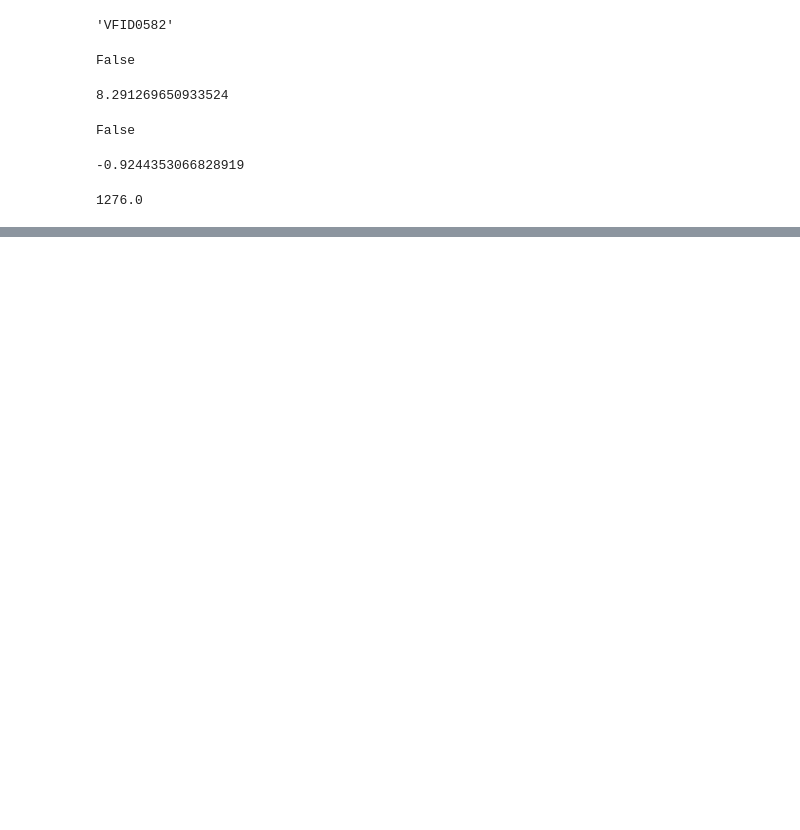
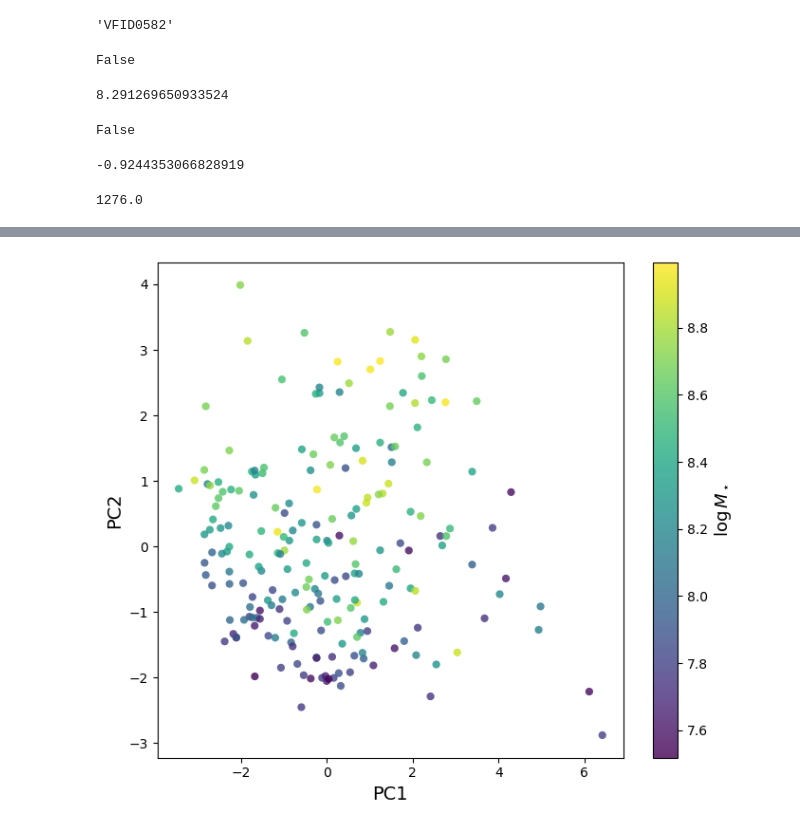
Before and after one commit to rfinn/hapypost, a Jupyter notebook: notebooks/06_dwarf_galaxies.ipynb, the cells around one changed output, grey strips where cells are left out. Cells and saved outputs as stored; diff of their text form; code cells hidden in the pictures; blank space fills up the shorter version.

Commit message:
working on dwarf galaxies!

```diff
--- a/notebooks/06_dwarf_galaxies.ipynb
+++ b/notebooks/06_dwarf_galaxies.ipynb
@@ -150,0 +369,96 @@ v.main['vr'][2175]
+# %%
+import numpy as np
+import pandas as pd
+import matplotlib.pyplot as plt
+
+from sklearn.preprocessing import StandardScaler
+from sklearn.decomposition import PCA
+
+# Select feature columns for PCA/UMAP
+feature_cols = [
+    "logMstar",
+    #"logSFR",
+    "dSFR",
+    "log_outer_size_ratio",
+    #"log_moment2_sigma_ratio",
+    "log_flux_ratio",
+    "R_C30",
+    "Halpha_fillfrac",
+    "g_minus_r",
+    "delta_asym",
+    "r_asym",
+    #"h_asym", # dropping h_asym b/c it's strongly correlated with delta_asym
+]
+
+# ------------------------------------------------------------
+# Build feature table
+# ------------------------------------------------------------
+
+
+print(f"Number of galaxies used for PCA/UMAP = {len(df_use)}")
+print(df_use[feature_cols].describe())
+
+# ------------------------------------------------------------
+# Standardize features
+# ------------------------------------------------------------
+
+scaler = StandardScaler()
+X_scaled = scaler.fit_transform(df_use[feature_cols])
+
+# ------------------------------------------------------------
+# PCA
+# ------------------------------------------------------------
+
+pca = PCA(n_components=min(len(feature_cols), 6))
+X_pca = pca.fit_transform(X_scaled)
+
+df_use["PC1"] = X_pca[:, 0]
+df_use["PC2"] = X_pca[:, 1]
+
+print("\nExplained variance ratio:")
+for i, var in enumerate(pca.explained_variance_ratio_):
+    print(f"PC{i+1}: {var:.3f}")
+
+# PCA loadings
+loadings = pd.DataFrame(
+    pca.components_.T,
+    index=feature_cols,
+    columns=[f"PC{i+1}" for i in range(pca.n_components_)]
+)
+
+display(loadings[["PC1", "PC2"]].sort_values("PC1"))
+
+# ------------------------------------------------------------
+# PCA plot helper
+# ------------------------------------------------------------
+
+def plot_embedding(df, xcol, ycol, color_col, cmap="viridis", label=None):
+    fig, ax = plt.subplots(figsize=(7, 6))
+
+    sc = ax.scatter(
+        df[xcol],
+        df[ycol],
+        c=df[color_col],
+        s=35,
+        alpha=0.8,
+        cmap=cmap,
+        edgecolor="none",
+    )
+
+    ax.set_xlabel(xcol, fontsize=14)
+    ax.set_ylabel(ycol, fontsize=14)
+
+    cbar = plt.colorbar(sc, ax=ax)
+    cbar.set_label(label or color_col, fontsize=13)
+
+    fig.tight_layout()
+    plt.show()
+
+
+# Example PCA plots
+plot_embedding(df_use, "PC1", "PC2", "logMstar", label=r"$\log M_\star$")
+plot_embedding(df_use, "PC1", "PC2", "dSFR", label=r"$\Delta \log({\rm SFR})$")
+plot_embedding(df_use, "PC1", "PC2", "log_flux_ratio", label=r"$\log(F_{\rm H\alpha}/F_R)$")
+plot_embedding(df_use, "PC1", "PC2", "g_minus_r", label=r"$g-r$")
+plot_embedding(df_use, "PC1", "PC2", "log_outer_size_ratio", label=r"$\log(R_{\rm H\alpha}/R_R)$")
+# %% [output]
@@ -150,0 +492 @@ v.main['vr'][2175]
+[figure, added]
```
Also changed, not shown: parts of 40 cells of this notebook, 4 other files.
